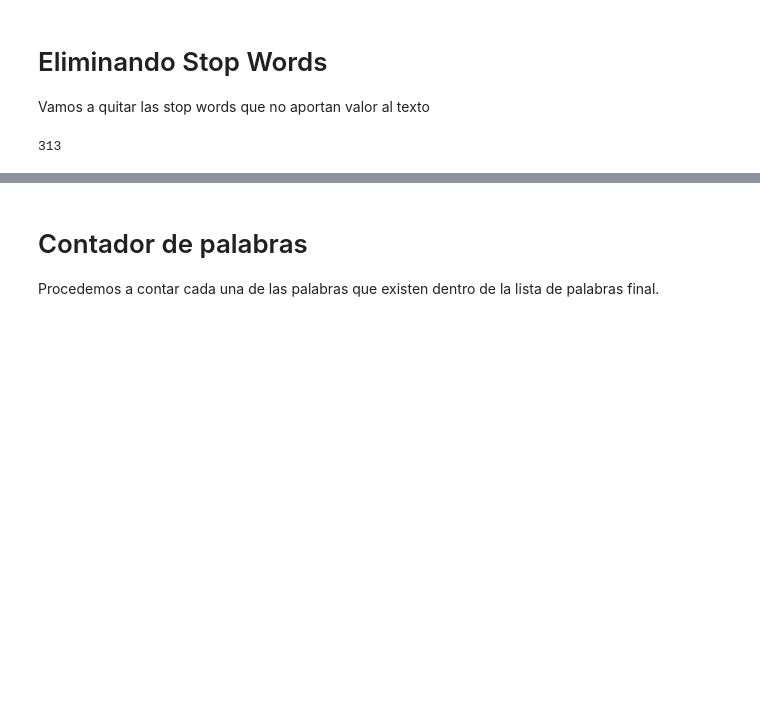
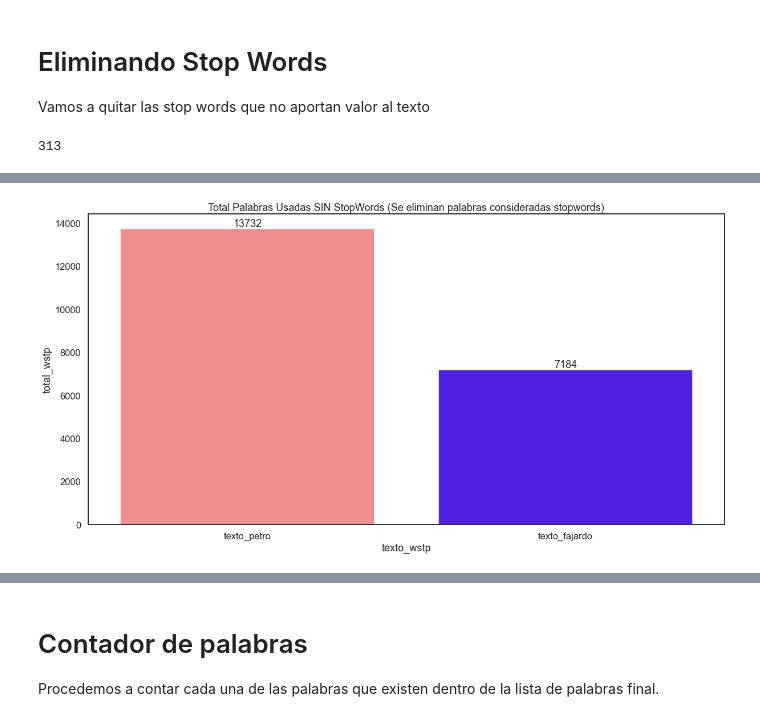
Before and after one commit to fredericksalazar/textAnalysis-ColombianElections, a Jupyter notebook: text_analysis.ipynb, the cells around one changed output, grey strips where cells are left out. Saved outputs shown, nothing was run; the diff lists cells and outputs as text; code cells hidden in the pictures; blank space fills up the shorter version.

```diff
--- a/text_analysis.ipynb
+++ b/text_analysis.ipynb
@@ -130,0 +205,23 @@ total palabras :  13822
+# %%
+#Creamos una lista de palabras eliminando las palabras stop word del español de los textos
+
+lis_palabras_petro_stp = [words for words in token_petro if words not in es_stop_words]
+lis_palabras_fajardo_stp = [words for words in token_fajardo if words not in es_stop_words]
+
+#obtenemos el tamaño de la lista de palabras
+len_wstp_petro = len(lis_palabras_petro_stp)
+len_wstp_fajardo = len(lis_palabras_fajardo_stp)
+
+print('total palabras petro sin stopwords: ',len(lis_palabras_petro_stp))
+print('total palabras petro sin stopwords: ',len(lis_palabras_fajardo_stp))
+
+#se crea diccionario con los resultados
+dict_len_wstp_textos = {'texto_petro': len_wstp_petro,
+                        'texto_fajardo': len_wstp_fajardo}
+
+dict_len_items_wstp = dict_len_wstp_textos.items()
+
+#crea pandas DataFrame con los valores obtenidos
+df_lenght_textos_wstp = pd.DataFrame(list(dict_len_items_wstp))
+df_lenght_textos_wstp.columns=['texto_wstp', 'total_wstp']
+df_lenght_textos_wstp
@@ -130,0 +256,15 @@ total palabras :  13822
+# %%
+plt.figure(figsize=(20,10))
+plt.title('Total Palabras Usadas SIN StopWords (Se eliminan palabras consideradas stopwords)')
+
+ax = sns.barplot(data=df_lenght_textos_wstp,
+                 x='texto_wstp',
+                 y='total_wstp',
+                 palette='gnuplot2_r')
+
+for i in ax.containers:
+    ax.bar_label(i,)
+
+plt.show()
+# %% [output]
+[figure, added]
```
Also changed, not shown: parts of 25 cells of this notebook, 9 other files.
